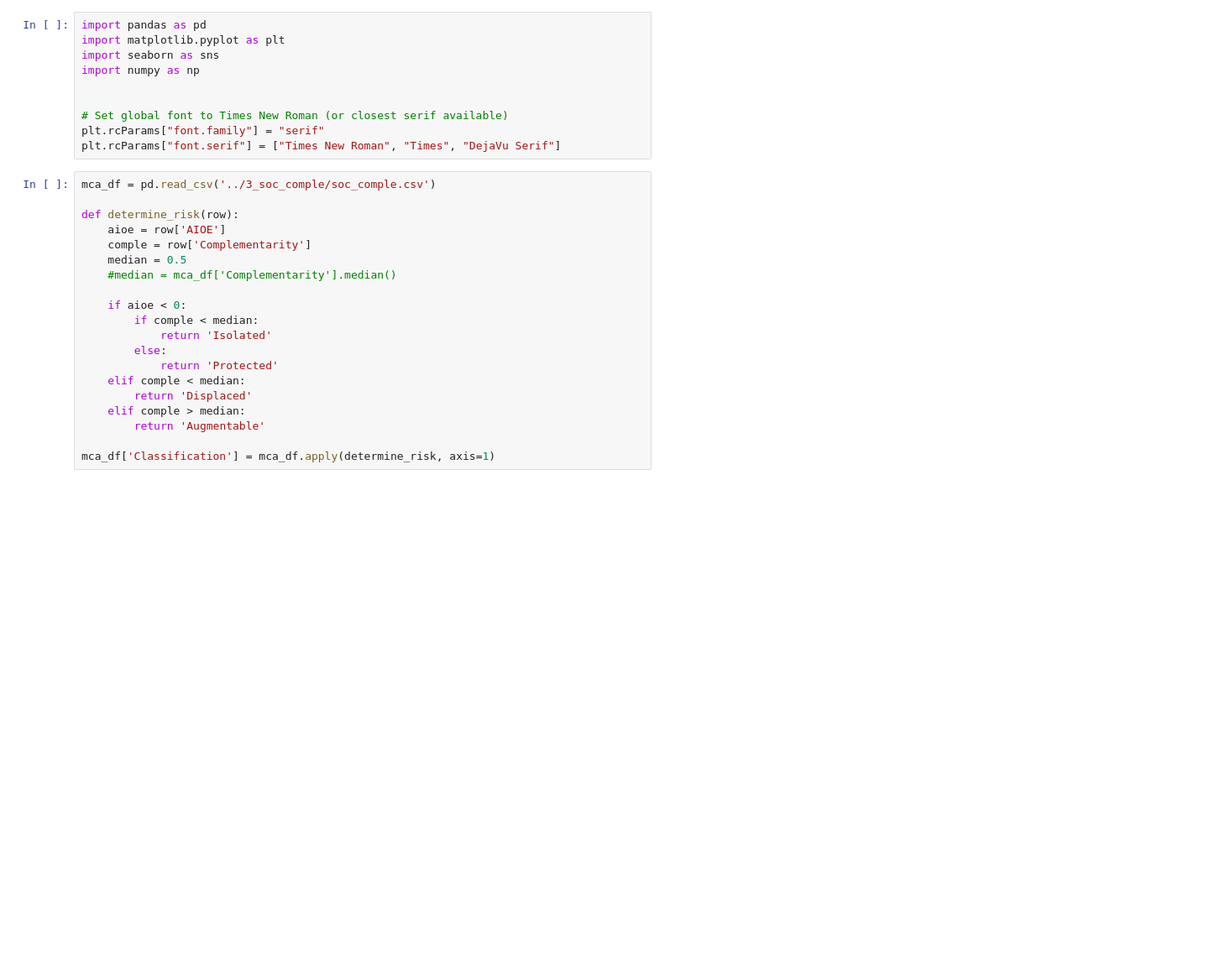
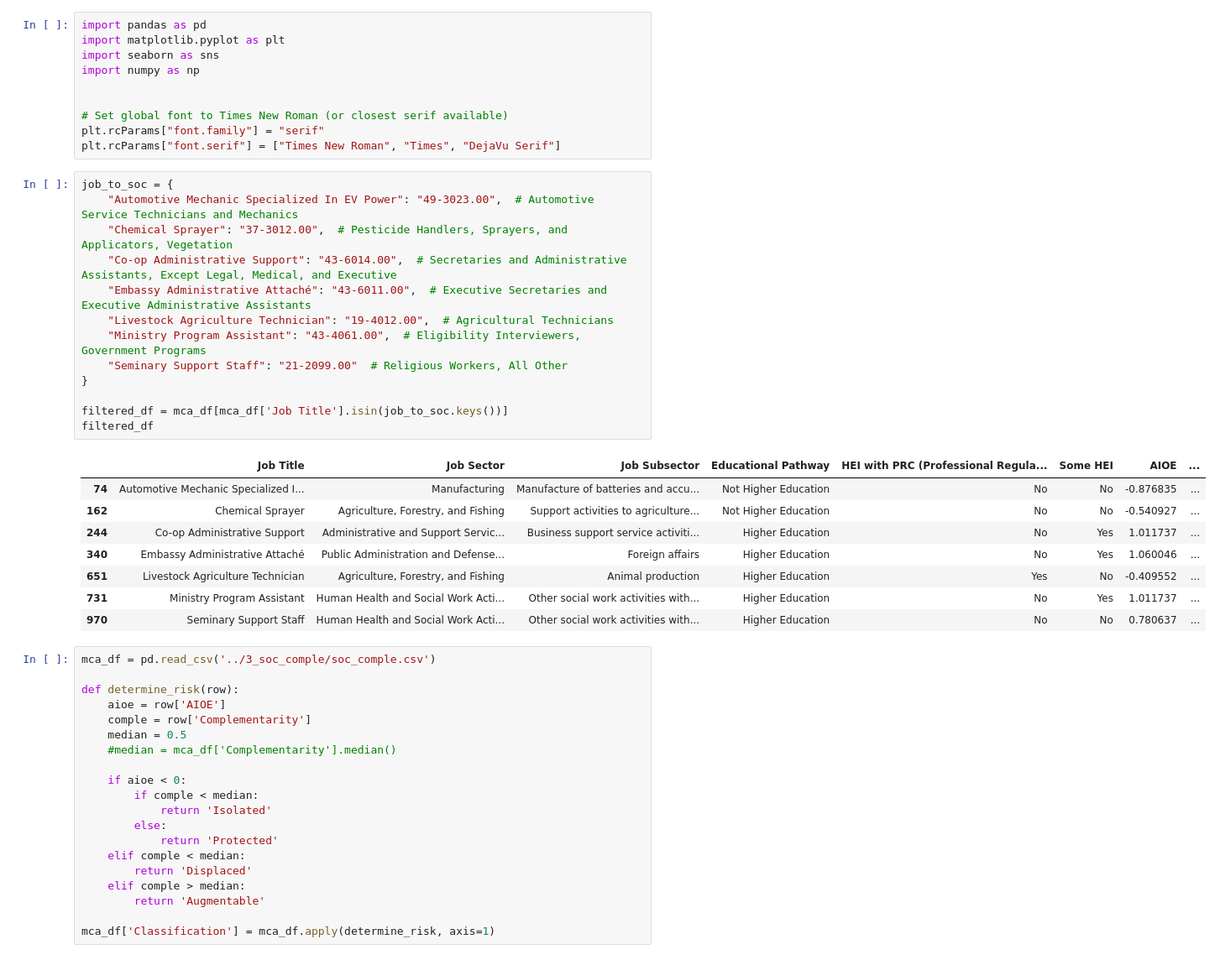
Before and after one commit to BSDSBA-JF/wadwani_intern, a Jupyter notebook: 01_mca_job_list/WorldBank/4_eda/eda.ipynb, the cells around one changed output. Shown at 84% size. Drawn from its saved outputs; the diff is of its cells as text; blank space fills up the shorter version.

```diff
--- a/01_mca_job_list/WorldBank/4_eda/eda.ipynb
+++ b/01_mca_job_list/WorldBank/4_eda/eda.ipynb
@@ -8,6 +8,28 @@ import numpy as np
 # Set global font to Times New Roman (or closest serif available)
 plt.rcParams["font.family"] = "serif"
 plt.rcParams["font.serif"] = ["Times New Roman", "Times", "DejaVu Serif"]
+# %%
+job_to_soc = {
+    "Automotive Mechanic Specialized In EV Power": "49-3023.00",  # Automotive Service Technicians and Mechanics
+    "Chemical Sprayer": "37-3012.00",  # Pesticide Handlers, Sprayers, and Applicators, Vegetation
+    "Co-op Administrative Support": "43-6014.00",  # Secretaries and Administrative Assistants, Except Legal, Medical, and Executive
+    "Embassy Administrative Attaché": "43-6011.00",  # Executive Secretaries and Executive Administrative Assistants
+    "Livestock Agriculture Technician": "19-4012.00",  # Agricultural Technicians
+    "Ministry Program Assistant": "43-4061.00",  # Eligibility Interviewers, Government Programs
+    "Seminary Support Staff": "21-2099.00"  # Religious Workers, All Other
+}
+
+filtered_df = mca_df[mca_df['Job Title'].isin(job_to_soc.keys())]
+filtered_df
+# %% [output]
+|  | Job Title | Job Sector | Job Subsector | Educational Pathway | HEI with PRC (Professional Regula... | Some HEI | AIOE | ... |
+| 74 | Automotive Mechanic Specialized I... | Manufacturing | Manufacture of batteries and accu... | Not Higher Education | No | No | -0.876835 | ... |
+| 162 | Chemical Sprayer | Agriculture, Forestry, and Fishing | Support activities to agriculture... | Not Higher Education | No | No | -0.540927 | ... |
+| 244 | Co-op Administrative Support | Administrative and Support Servic... | Business support service activiti... | Higher Education | No | Yes | 1.011737 | ... |
+| 340 | Embassy Administrative Attaché | Public Administration and Defense... | Foreign affairs | Higher Education | No | Yes | 1.060046 | ... |
+| 651 | Livestock Agriculture Technician | Agriculture, Forestry, and Fishing | Animal production | Higher Education | Yes | No | -0.409552 | ... |
+| 731 | Ministry Program Assistant | Human Health and Social Work Acti... | Other social work activities with... | Higher Education | No | Yes | 1.011737 | ... |
+| 970 | Seminary Support Staff | Human Health and Social Work Acti... | Other social work activities with... | Higher Education | No | No | 0.780637 | ... |
 # %%
 mca_df = pd.read_csv('../3_soc_comple/soc_comple.csv')
 
```
Also changed, not shown: parts of 2 cells of this notebook, 10 other files.
